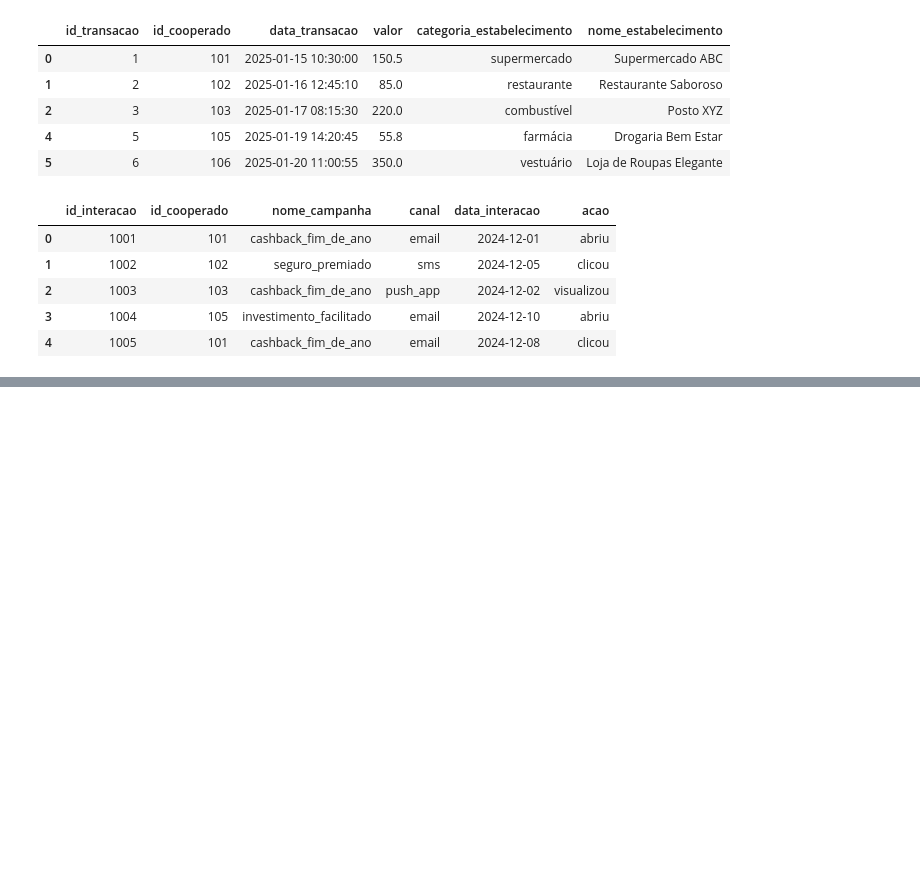
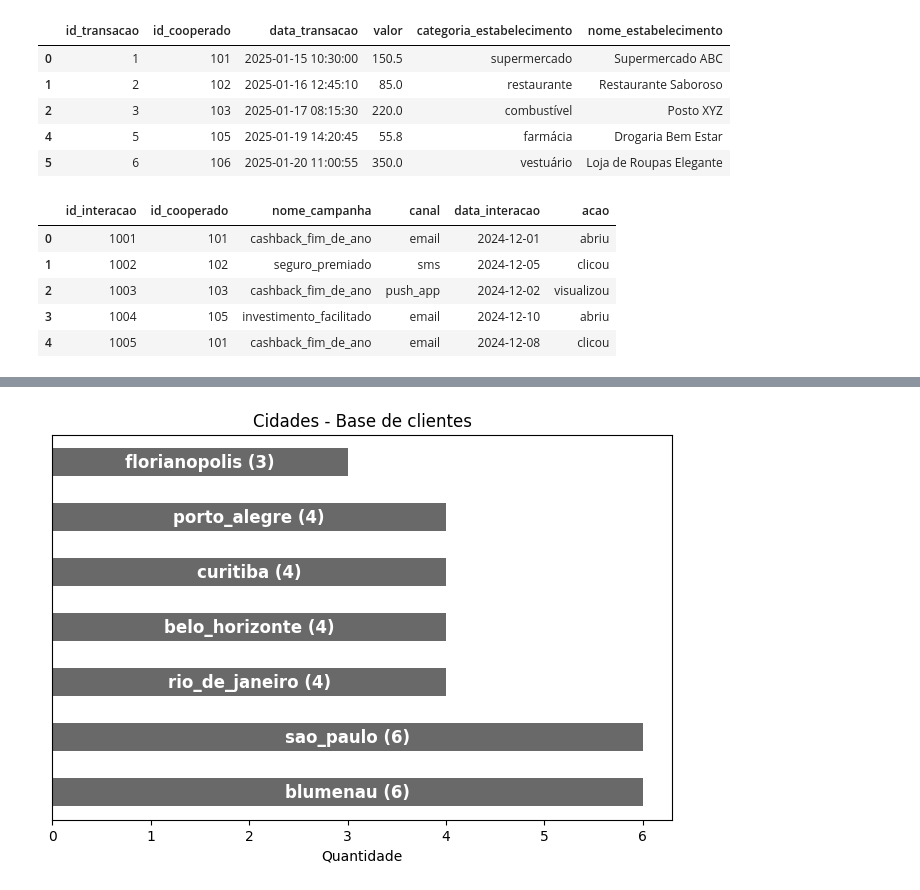
Before and after one commit to rafaelpaniago/desafio_01, a Jupyter notebook: analise01.ipynb, the cells around one changed output, grey strips where cells are left out. Drawn from its saved outputs; the diff is of its cells as text; code cells hidden in the pictures; blank space fills up the shorter version.

```diff
--- a/analise01.ipynb
+++ b/analise01.ipynb
@@ -337,0 +366,24 @@ df_campanhas.head()
+# %%
+# GRAFICO - DISTRIBUIÇÃO CLIENTES - CIDADE
+
+# contagem por cidade
+contagem_cidade = df_clientes['cidade'].value_counts()
+cores_cidade = ['#696969']
+
+# Aqui vou criar um gráfico de barra horizontal
+plt.figure(figsize=(8, 5))
+barras_cidade = contagem_cidade.plot(kind='barh', color=cores_cidade[:len(contagem_cidade)])
+
+plt.title('Cidades - Base de clientes')
+plt.xlabel('Quantidade')
+plt.ylabel('Cidade')
+plt.ylabel('')
+plt.yticks([])
+
+for bar, cidade, valor in zip(barras_cidade.patches, contagem_cidade.index, contagem_cidade.values):
+    plt.text(bar.get_width() / 2, bar.get_y() + bar.get_height() / 2, f'{cidade} ({valor})',
+             ha='center', va='center', fontsize=12, color='white', fontweight='bold')
+
+plt.show()
+# %% [output]
+[figure, added]
```
Also changed, not shown: parts of 3 cells of this notebook.
